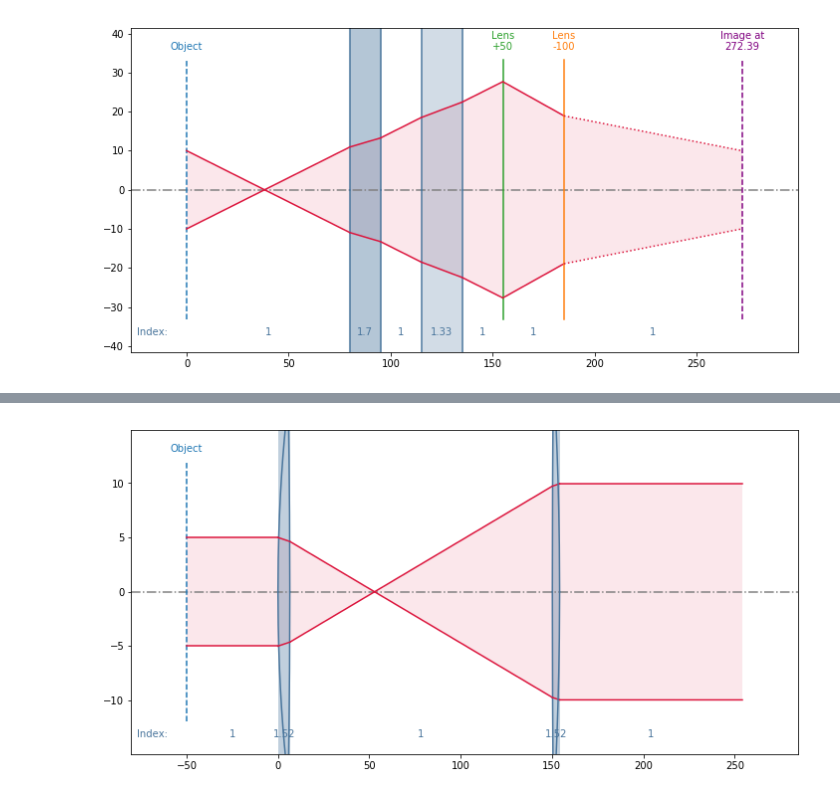
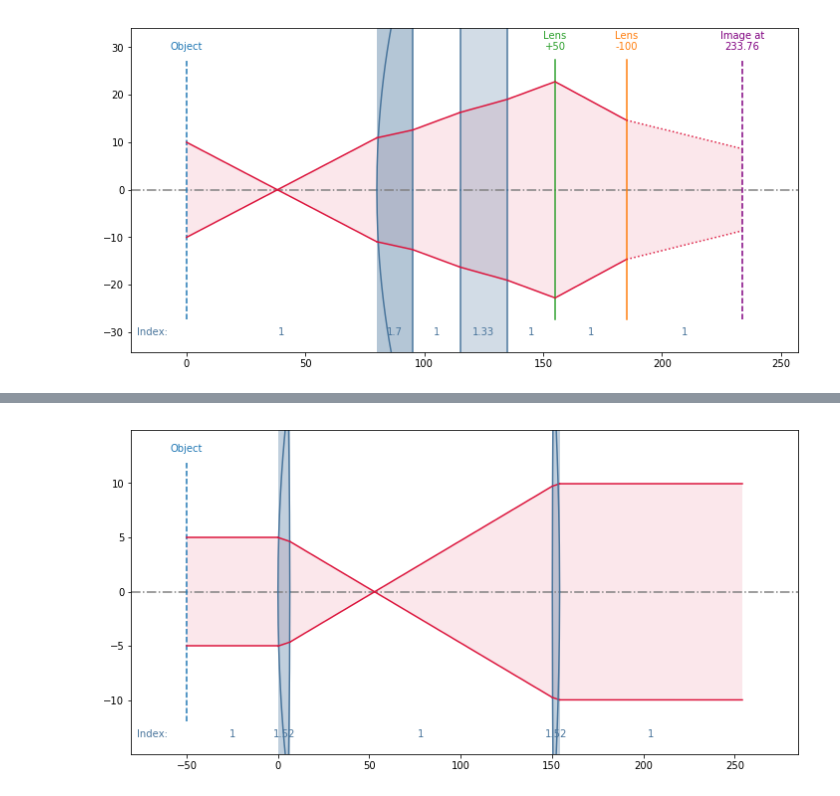
Before and after one commit to VincentLeroux/Laser, a Jupyter notebook: abcd_example.ipynb, the cells around one changed output, grey strips where cells are left out. Drawn from its saved outputs; the diff is of its cells as text; code cells hidden in the pictures.

```diff
--- a/abcd_example.ipynb
+++ b/abcd_example.ipynb
@@ -6,28 +6,28 @@ from Laser.abcd import Beampath
 # %%
 # Initialise input
 bp = Beampath(10, np.deg2rad(-15))
 
 # Add elements
 bp.add_freespace(80)
-bp.add_interface(1.7)
+
+# Window
+bp.add_interface(1.7, 100)
 bp.add_freespace(15)
 bp.add_interface(1)
+
 bp.add_freespace(20)
 
-#bp.add_interface(1.33)
-#bp.add_freespace(20)
-#bp.add_interface(1)
 bp.add_thicklens(1.33, 20) # a thick lens is the same as interface > propagation > interface
 
 bp.add_freespace(20)
 bp.add_thinlens(50)
 bp.add_freespace(30)
 bp.add_thinlens(-100)
 
 # Calculate image position
 bp.add_image()
 
 # Display the beam path
 bp.plot()
 # %% [output]
-[figure, old version]
+[figure, new version]
```
Also changed, not shown: parts of 2 cells of this notebook, 3 other files.
